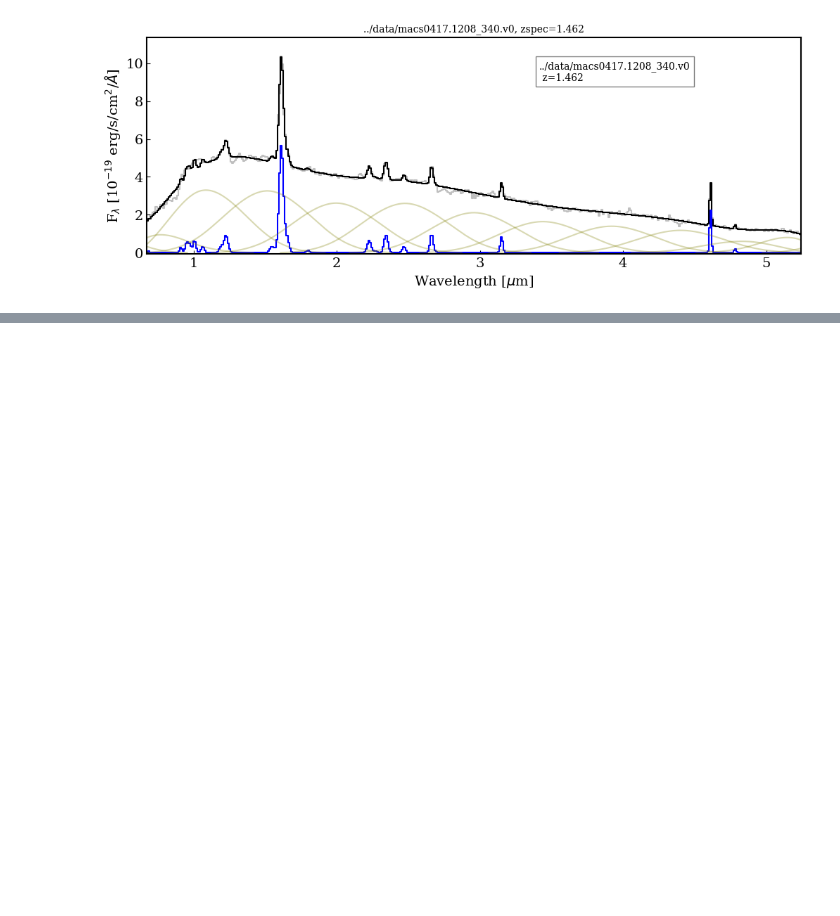
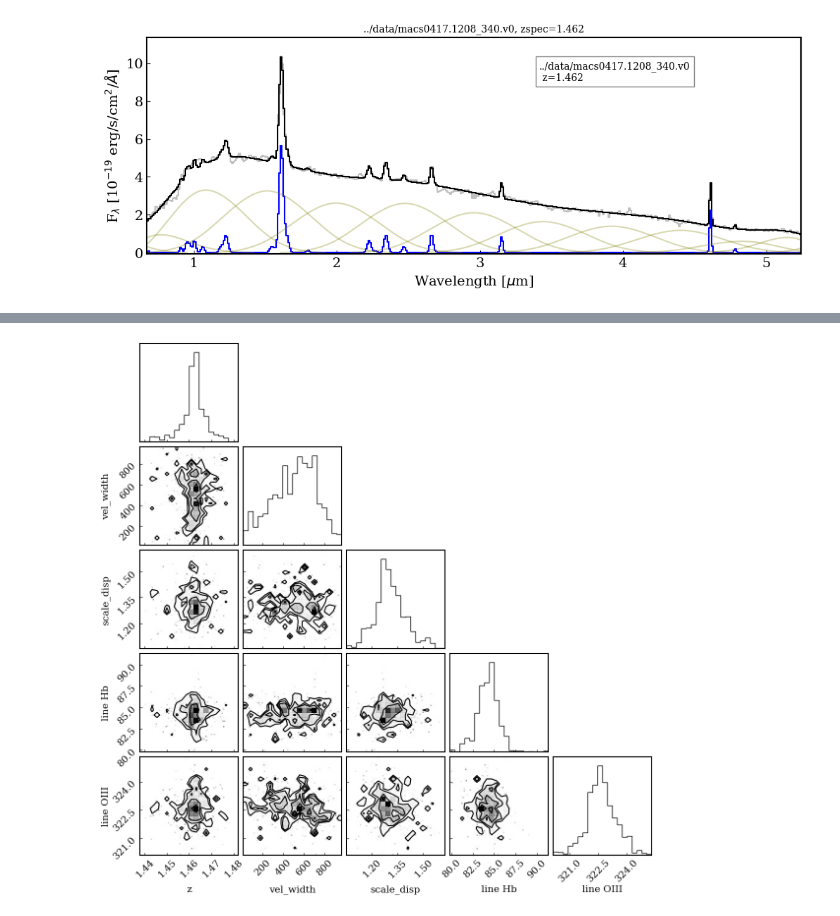
Before and after one commit to kmlgould/speakeazy, a Jupyter notebook: speakeazy/notebooks/Example_Simple_Fit.ipynb, the cells around one changed output, grey strips where cells are left out. Saved outputs shown, nothing was run; the diff lists cells and outputs as text; code cells hidden in the pictures; blank space fills up the shorter version.

```diff
--- a/speakeazy/notebooks/Example_Simple_Fit.ipynb
+++ b/speakeazy/notebooks/Example_Simple_Fit.ipynb
@@ -53,0 +98,4 @@ fit.plot_spectrum(save=False)
+# %%
+sampler.plot_corner(flat_samples=samples,labs=['z','vel_width','scale_disp', 'line Hb','line OIII'])
+# %% [output]
+[figure, added]
```
Also changed, not shown: parts of 4 cells of this notebook, 2 other files.
